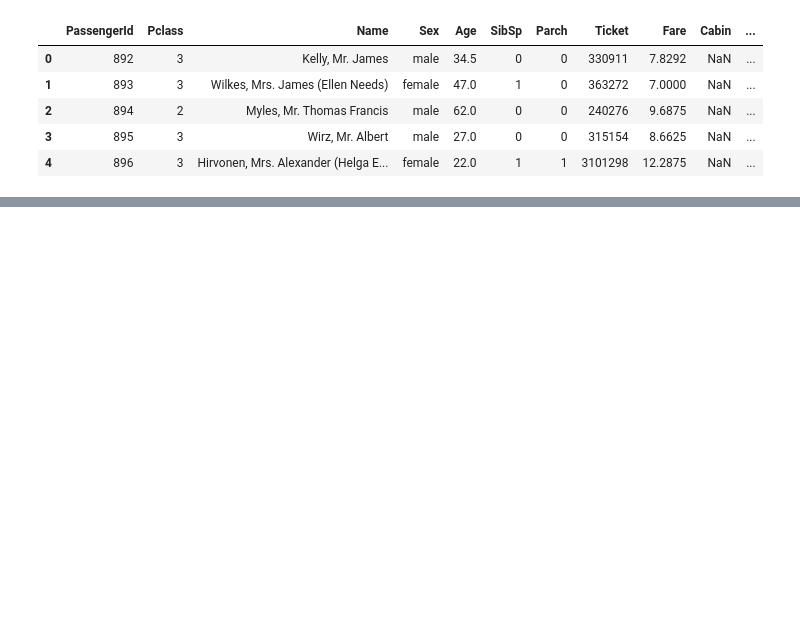
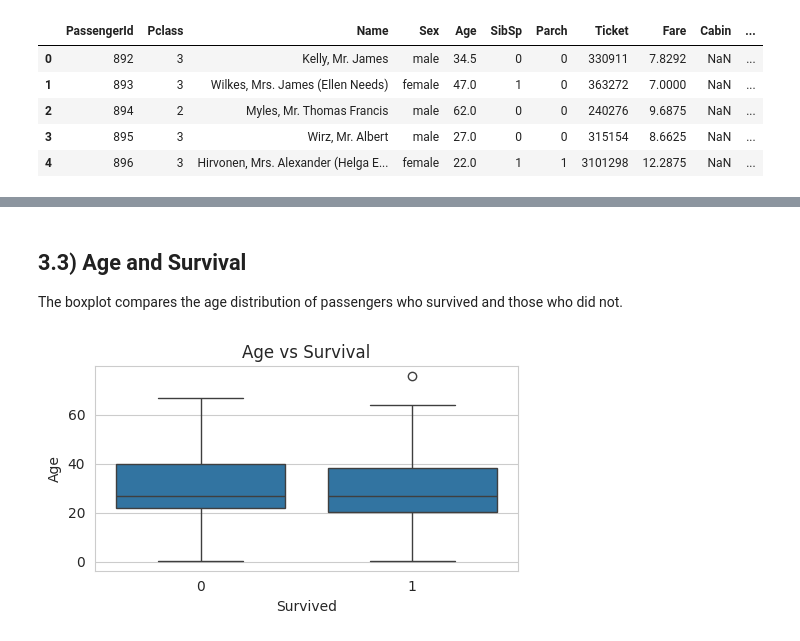
Before and after one commit to Clinton1029/Titanic2, a Jupyter notebook: Titanic.ipynb, the cells around one changed output, grey strips where cells are left out. Cells and saved outputs as stored; diff of their text form; code cells hidden in the pictures; blank space fills up the shorter version.

```diff
--- a/Titanic.ipynb
+++ b/Titanic.ipynb
@@ -295,0 +446,19 @@ data.head()
+# %% [markdown]
+## 3.3) Age and Survival
+The boxplot compares the age distribution of passengers who survived and those who did not.
+# %%
+plt.figure(figsize=(5,3))
+
+sns.boxplot(
+    data=data,
+    x="Survived",
+    y="Age"
+)
+
+plt.title("Age vs Survival")
+
+plt.tight_layout()
+
+plt.show()
+# %% [output]
+[figure, added]
```
Also changed, not shown: parts of 32 cells of this notebook.
